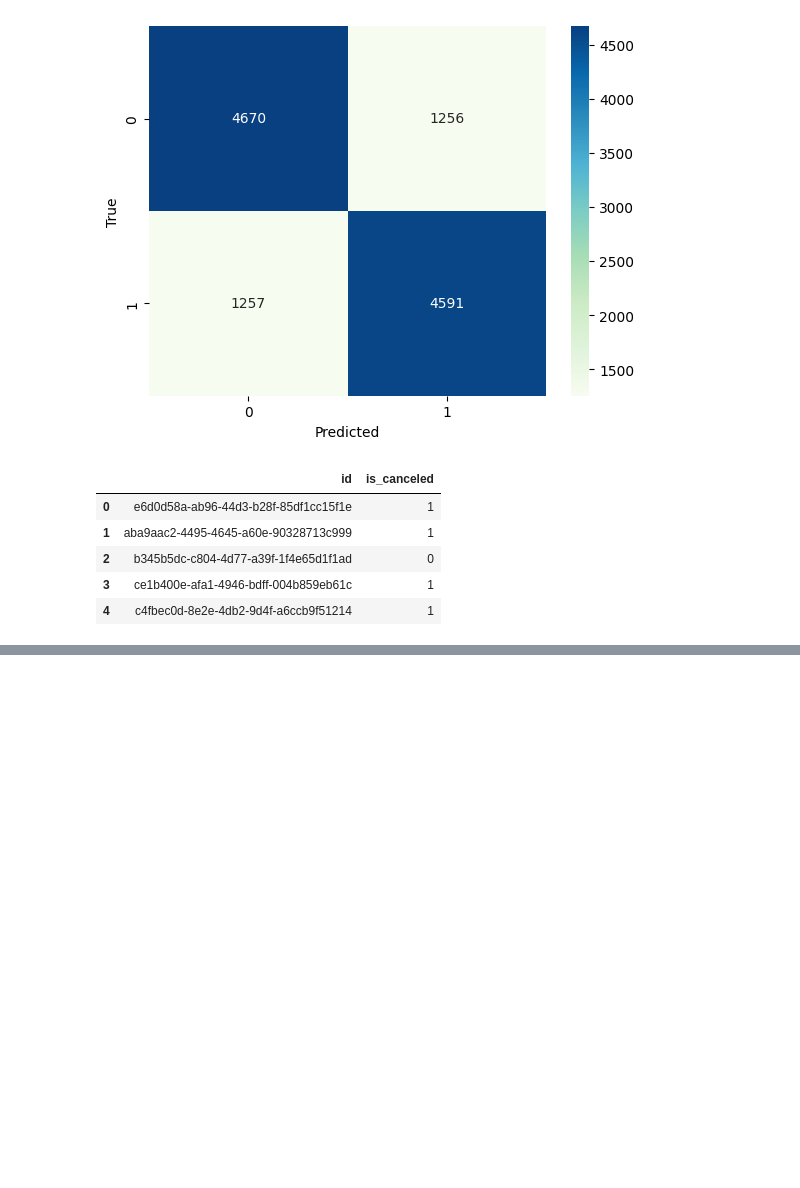
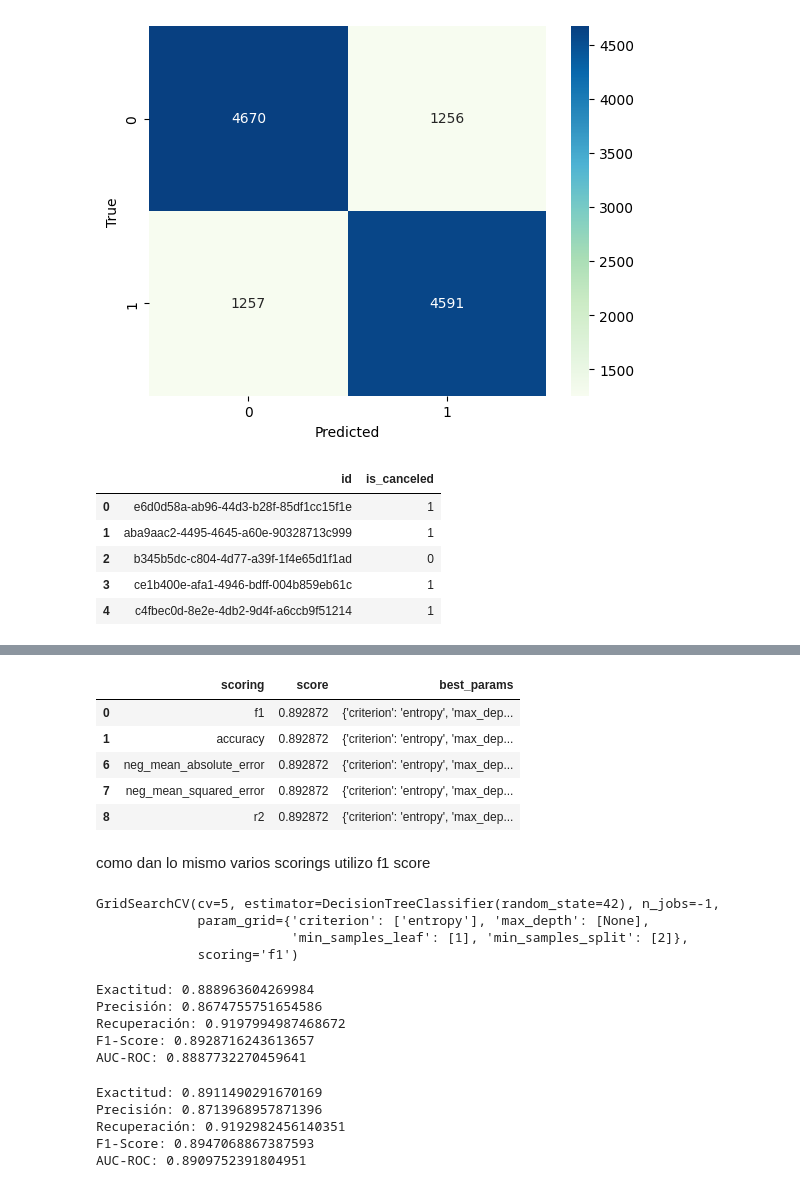
Before and after one commit to franmazzaro/7506R-2C2023-GRUPO39, a Jupyter notebook: 7506R_TP1_GRUPO39_CHP2_ENTREGA.ipynb, the cells around one changed output, grey strips where cells are left out. Saved outputs shown, nothing was run; the diff lists cells and outputs as text; code cells hidden in the pictures; blank space fills up the shorter version.

Commit message:
varios arboles mas agregados

```diff
--- a/7506R_TP1_GRUPO39_CHP2_ENTREGA.ipynb
+++ b/7506R_TP1_GRUPO39_CHP2_ENTREGA.ipynb
@@ -1197,0 +727,72 @@ how='outer', on='reserved_room_type')
+# %%
+score[score['score'].max() == score['score']]
+# %% [output]
+|  | scoring | score | best_params |
+| 0 | f1 | 0.892872 | {'criterion': 'entropy', 'max_dep... |
+| 1 | accuracy | 0.892872 | {'criterion': 'entropy', 'max_dep... |
+| 6 | neg_mean_absolute_error | 0.892872 | {'criterion': 'entropy', 'max_dep... |
+| 7 | neg_mean_squared_error | 0.892872 | {'criterion': 'entropy', 'max_dep... |
+| 8 | r2 | 0.892872 | {'criterion': 'entropy', 'max_dep... |
+# %% [markdown]
+como dan lo mismo varios scorings utilizo f1 score
+# %%
+X_train_grid, X_test_grid, y_train_grid, y_test_grid = train_test_split(X_train_balanced, y_train_balanced, test_size=0.2, random_state=42)
+
+clf = DecisionTreeClassifier(random_state=42)
+
+param_grid = {
+    'criterion': ['entropy'],
+    'max_depth': [None],
+    'min_samples_split': [2],
+    'min_samples_leaf': [1]
+}
+
+
+grid_search = GridSearchCV(clf, param_grid, cv=5, scoring='f1', n_jobs=-1)
+
+grid_search.fit(X_train_grid, y_train_grid)
+# %% [output]
+GridSearchCV(cv=5, estimator=DecisionTreeClassifier(random_state=42), n_jobs=-1,
+             param_grid={'criterion': ['entropy'], 'max_depth': [None],
+                         'min_samples_leaf': [1], 'min_samples_split': [2]},
+             scoring='f1')
+# %%
+y_pred = grid_search.predict(X_test_grid)
+
+accuracy = accuracy_score(y_test_grid, y_pred)
+precision = precision_score(y_test_grid, y_pred)
+recall = recall_score(y_test_grid, y_pred)
+f1 = f1_score(y_test_grid, y_pred)
+roc_auc = roc_auc_score(y_test_grid, y_pred)
+
+print("Exactitud:", accuracy)
+print("Precisión:", precision)
+print("Recuperación:", recall)
+print("F1-Score:", f1)
+print("AUC-ROC:", roc_auc)
+# %% [output]
+Exactitud: 0.888963604269984
+Precisión: 0.8674755751654586
+Recuperación: 0.9197994987468672
+F1-Score: 0.8928716243613657
+AUC-ROC: 0.8887732270459641
+# %%
+y_pred = grid_search.predict(X_test_grid)
+
+accuracy = accuracy_score(y_test_grid, y_pred)
+precision = precision_score(y_test_grid, y_pred)
+recall = recall_score(y_test_grid, y_pred)
+f1 = f1_score(y_test_grid, y_pred)
+roc_auc = roc_auc_score(y_test_grid, y_pred)
+
+print("Exactitud:", accuracy)
+print("Precisión:", precision)
+print("Recuperación:", recall)
+print("F1-Score:", f1)
+print("AUC-ROC:", roc_auc)
+# %% [output]
+Exactitud: 0.8911490291670169
+Precisión: 0.8713968957871396
+Recuperación: 0.9192982456140351
+F1-Score: 0.8947068867387593
+AUC-ROC: 0.8909752391804951
```
Also changed, not shown: parts of 116 cells of this notebook.
